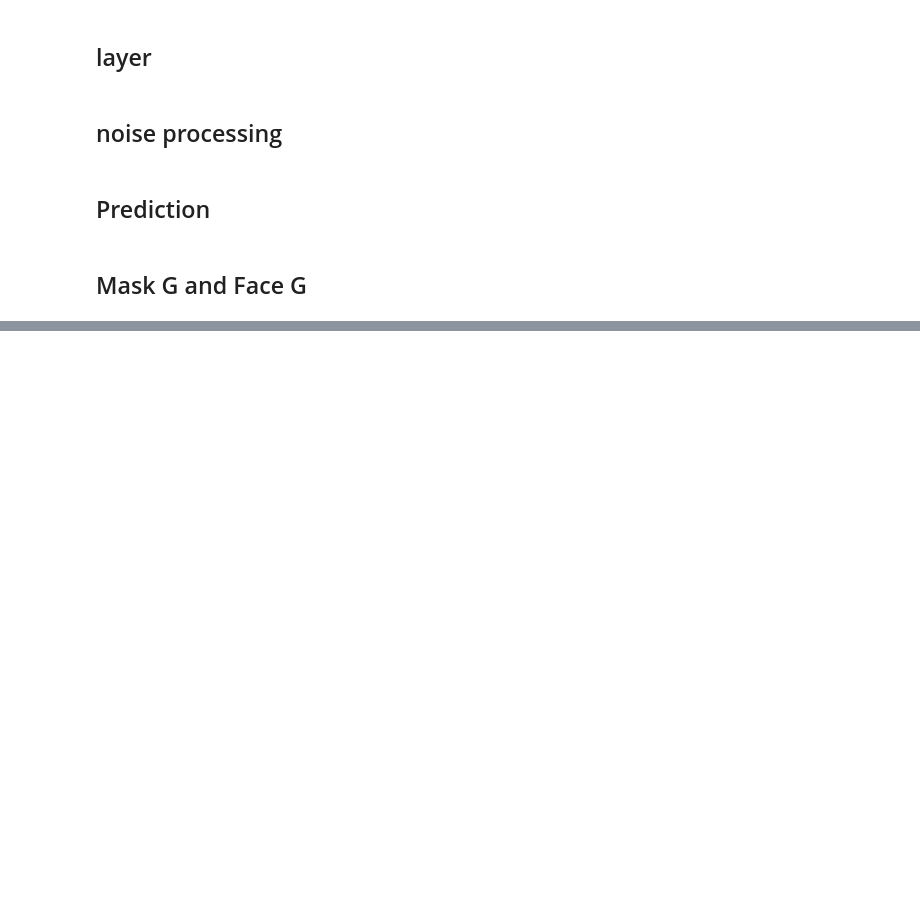
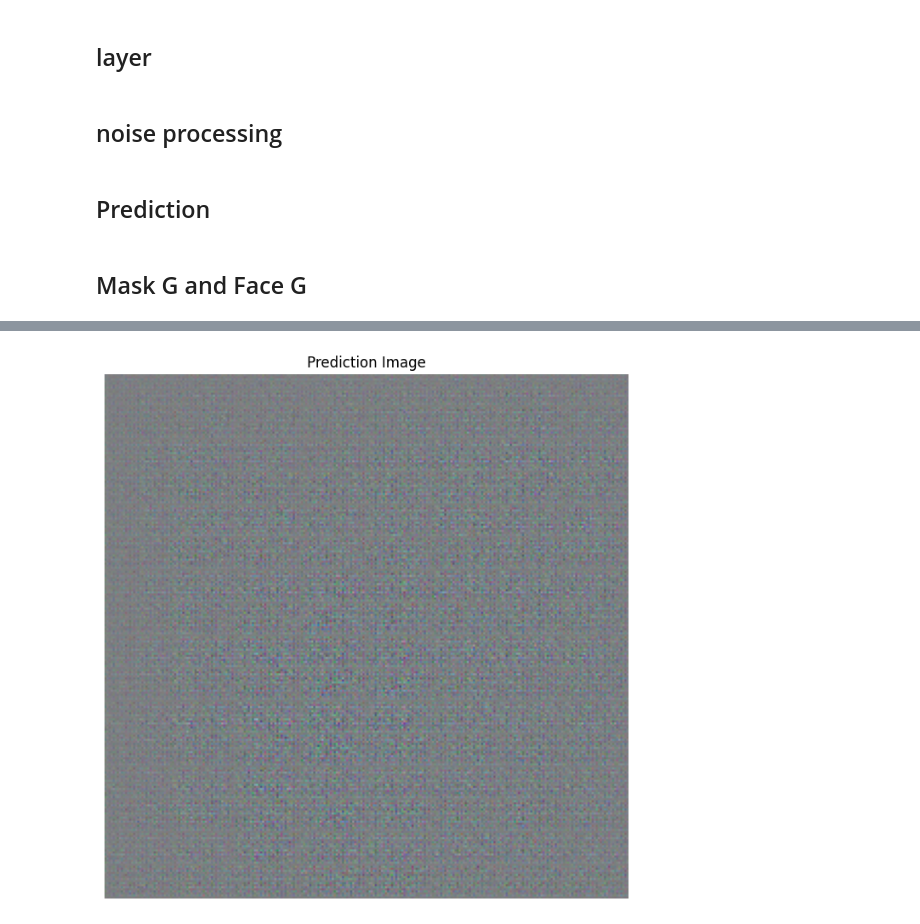
Before and after one commit to hyoungjoojin/UnVeilify, a Jupyter notebook: MaskG.ipynb, the cells around one changed output, grey strips where cells are left out. Drawn from its saved outputs; the diff is of its cells as text; code cells hidden in the pictures; blank space fills up the shorter version.

```diff
--- a/MaskG.ipynb
+++ b/MaskG.ipynb
@@ -362,0 +603,11 @@ NameError: ignored
+# %%
+mask = noise_processing(mask)
+pred = face_G([input_image, mask], training=False)
+
+plt.figure(figsize=(8,8))
+plt.title('Prediction Image')
+plt.imshow(pred[0] * 0.5 + 0.5)
+plt.axis('off')
+plt.show()
+# %% [output]
+[figure, added]
```
Also changed, not shown: parts of 15 cells of this notebook.
